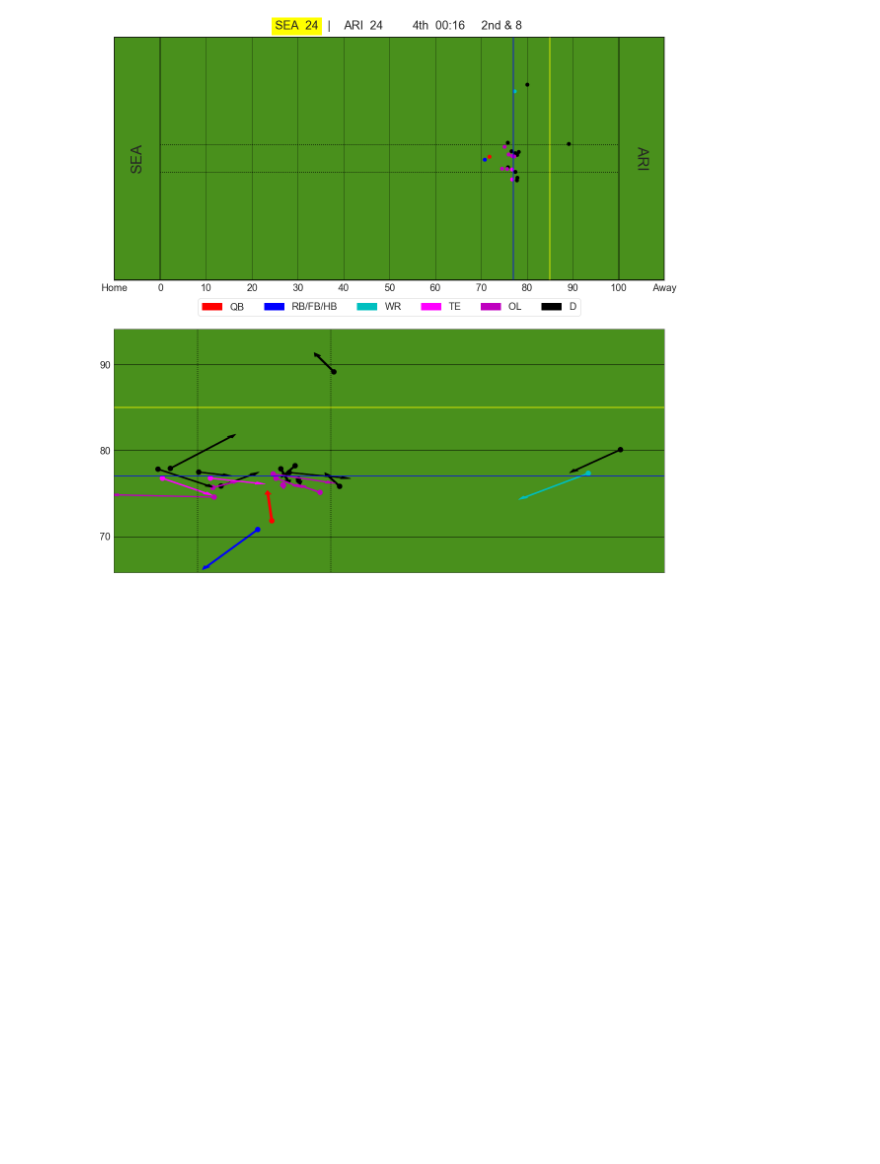
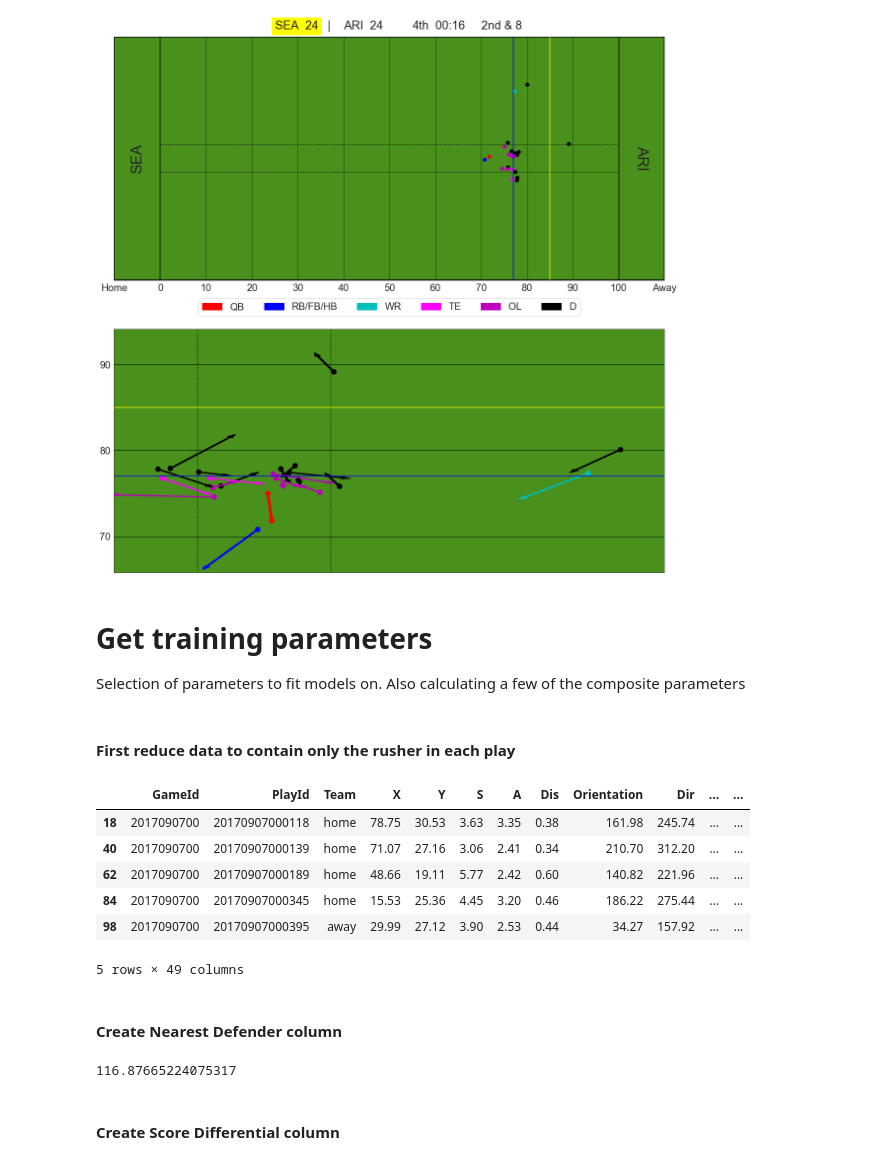
Before and after one commit to defoote/NFL, a Jupyter notebook: NFL.ipynb, the cells around one changed output. Saved outputs shown, nothing was run; the diff lists cells and outputs as text; code cells hidden in the pictures; blank space fills up the shorter version.

Commit message:
Prepare fitting parameters and standardize

```diff
--- a/NFL.ipynb
+++ b/NFL.ipynb
@@ -346,3 +348,59 @@ ax[1].set_ylim(min(play['X']-5,),max(play['X']+5))
 # %% [output]
 (75.8, 104.14)
 [figure]
+# %% [markdown]
+# Get training parameters
+Selection of parameters to fit models on. Also calculating a few of the composite parameters
+# %% [markdown]
+#### First reduce data to contain only the rusher in each play
+# %%
+rushers = full_nfl_data.loc[full_nfl_data['NflId'] == full_nfl_data['NflIdRusher']]
+rushers.head()
+# %% [output]
+|  | GameId | PlayId | Team | X | Y | S | A | Dis | Orientation | Dir | ... | ... |
+| 18 | 2017090700 | 20170907000118 | home | 78.75 | 30.53 | 3.63 | 3.35 | 0.38 | 161.98 | 245.74 | ... | ... |
+| 40 | 2017090700 | 20170907000139 | home | 71.07 | 27.16 | 3.06 | 2.41 | 0.34 | 210.70 | 312.20 | ... | ... |
+| 62 | 2017090700 | 20170907000189 | home | 48.66 | 19.11 | 5.77 | 2.42 | 0.60 | 140.82 | 221.96 | ... | ... |
+| 84 | 2017090700 | 20170907000345 | home | 15.53 | 25.36 | 4.45 | 3.20 | 0.46 | 186.22 | 275.44 | ... | ... |
+| 98 | 2017090700 | 20170907000395 | away | 29.99 | 27.12 | 3.90 | 2.53 | 0.44 | 34.27 | 157.92 | ... | ... |
+5 rows × 49 columns
+# %% [markdown]
+#### Create Nearest Defender column
+# %%
+nearest = []
+start = time()
+for playId in full_nfl_data['PlayId'].unique():
+
+    play = full_nfl_data.loc[full_nfl_data['PlayId'] == playId]
+    poss_abbr = play.iloc[0]['PossessionTeam']
+
+    if poss_abbr == play.iloc[0]['HomeTeamAbbr']:
+        poss = 'home'
+    else:
+        poss = 'away'
+
+    rusher_pos = play.loc[play['NflId'] == play['NflIdRusher']][['X','Y']].values[0]
+
+    defense = play.loc[play['Team'] != poss]
+
+    player_pos = list(zip(defense['X'].to_list(),defense['Y'].to_list()))
+    distances=[]
+
+    #Slow
+    for player in player_pos:
+        distances.append(euclidean(player,rusher_pos))
+
+    nearest.append(np.min(distances))
+
+
+    #Slower
+
+    #for player in player_pos:
+    #    distances.append(np.linalg.norm(np.subtract(player,rusher_pos)))
+
+    #nearest.append(np.min(np.sqrt(np.add(
+    #    np.square(np.subtract(defense['X'],rusher_pos[0])),np.square(np.subtract(defense['Y'],rusher_pos[1]))))))
+
+print(time()-start)
+# %% [output]
+116.87665224075317
@@ -348,0 +409,2 @@ ax[1].set_ylim(min(play['X']-5,),max(play['X']+5))
+# %% [markdown]
+#### Create Score Differential column
```
Also changed, not shown: parts of 26 cells of this notebook.
